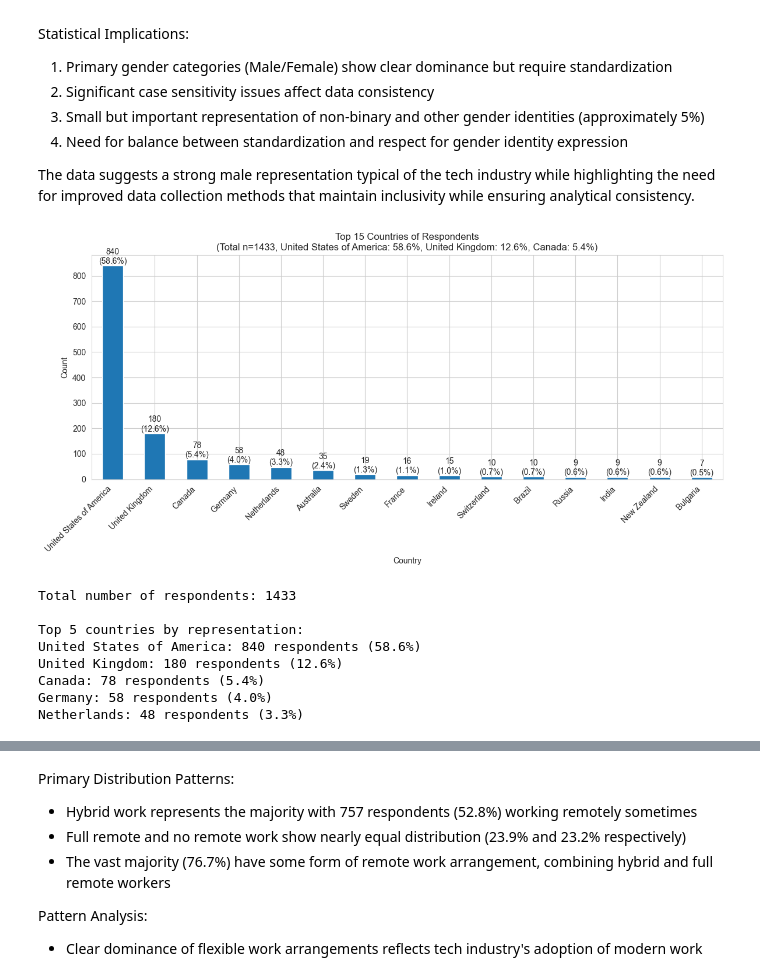
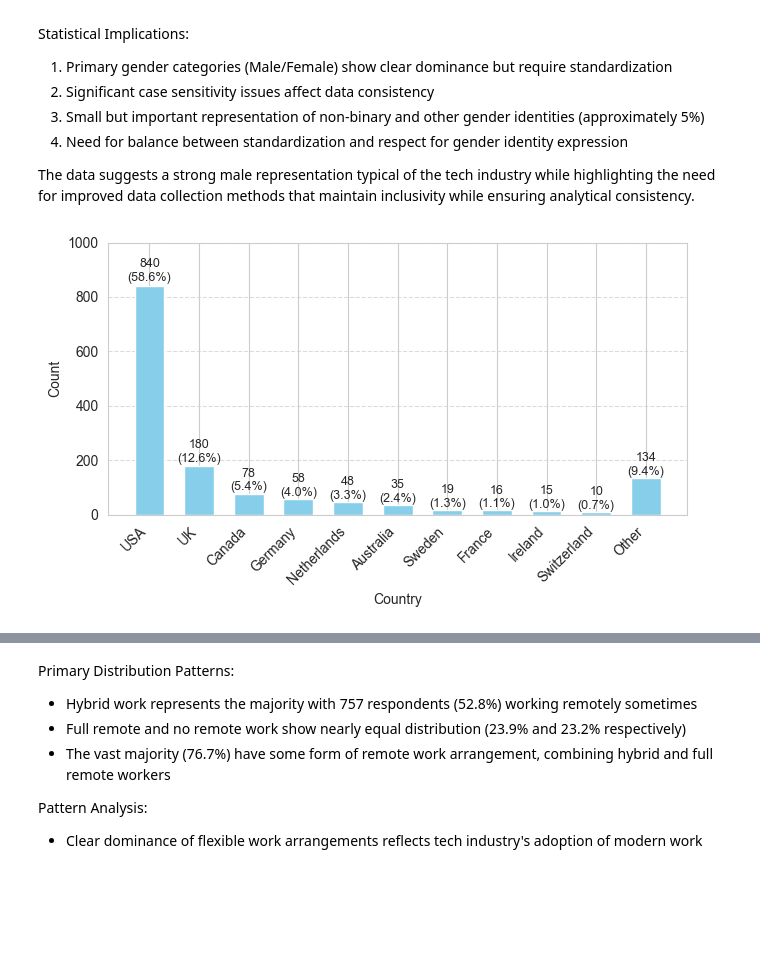
Before and after one commit to KonradKlein91/ml_unservised_learning, a Jupyter notebook: main.ipynb, the cells around one changed output, grey strips where cells are left out. Drawn from its saved outputs; the diff is of its cells as text; code cells hidden in the pictures; blank space fills up the shorter version.

Commit message:
adjust data overview charts to look the same

```diff
--- a/main.ipynb
+++ b/main.ipynb
@@ -259,44 +283,60 @@ Statistical Implications:
 
 The data suggests a strong male representation typical of the tech industry while highlighting the need for improved data collection methods that maintain inclusivity while ensuring analytical consistency.
 # %%
-# Geographic distribution
-country_counts = df['What country do you live in?'].value_counts().head(15)
+# Create figure with exact A4 width (minus margins)
+plt.figure(figsize=(6.69, 4))
 
-# Calculate percentages
-total_respondents = len(df)
-percentages = (country_counts / total_respondents * 100).round(1)
+# Set font to match document
+plt.rcParams['font.family'] = 'Arial'
+plt.rcParams['font.size'] = 10
 
-plt.figure(figsize=(12, 6))
-country_counts.plot(kind='bar')
+# Calculate statistics and clean country names
+country_counts = df['What country do you live in?'].replace({
+    'United States of America': 'USA',
+    'United Kingdom': 'UK'
+}).value_counts()
 
-# Add title with summary statistics
-plt.title(f'Top 15 Countries of Respondents\n(Total n={total_respondents}, {country_counts.index[0]}: {percentages.iloc[0]}%, {country_counts.index[1]}: {percentages.iloc[1]}%, {country_counts.index[2]}: {percentages.iloc[2]}%)')
-plt.xlabel('Country')
-plt.ylabel('Count')
+# Get top 10 and sum others
+top_10 = country_counts.head(10)
+other_sum = country_counts[10:].sum()
 
-# Add value labels on top of each bar
-for i, (country, count) in enumerate(country_counts.items()):
-   plt.text(i, count + 1, f'{count}\n({percentages[country]}%)',
-            ha='center', va='bottom')
+# Create new series with Other at the end
+final_counts = pd.concat([top_10, pd.Series({'Other': other_sum})])
 
-plt.xticks(rotation=45, ha='right')
+total_responses = len(df)
+
+# Create bar plot
+bars = plt.bar(range(len(final_counts)),
+               final_counts.values,
+               color='skyblue',
+               width=0.6)
+
+# Add value labels on bars
+for i, v in enumerate(final_counts.values):
+    percentage = (v/total_responses) * 100
+    plt.text(i, v + (v * 0.01),
+             f'{v:,}\n({percentage:.1f}%)',
+             ha='center',
+             va='bottom',
+             fontsize=9)
+
+# Customize the plot
+plt.xlabel('Country', fontsize=10)
+plt.ylabel('Count', fontsize=10)
+plt.ylim(0, 1000)
+
+# Set x-axis labels
+plt.xticks(range(len(final_counts)), final_counts.index, rotation=45, ha='right')
+
+# Add grid
+plt.grid(axis='y', linestyle='--', alpha=0.7)
+
+# Adjust layout
 plt.tight_layout()
+
+# Save with high resolution
+plt.savefig('country_distribution.png', dpi=300, bbox_inches='tight')
 plt.show()
-
-# Print detailed statistics
-print(f"Total number of respondents: {total_respondents}")
-print("\nTop 5 countries by representation:")
-for country, count in country_counts.head().items():
-   pct = percentages[country]
-   print(f"{country}: {count} respondents ({pct}%)")
 # %% [output]
-[figure, old version]
+[figure, new version]
-Total number of respondents: 1433
-
-Top 5 countries by representation:
-United States of America: 840 respondents (58.6%)
-United Kingdom: 180 respondents (12.6%)
-Canada: 78 respondents (5.4%)
-Germany: 58 respondents (4.0%)
-Netherlands: 48 respondents (3.3%)
 # %% [markdown]
```
Also changed, not shown: parts of 6 cells of this notebook.
